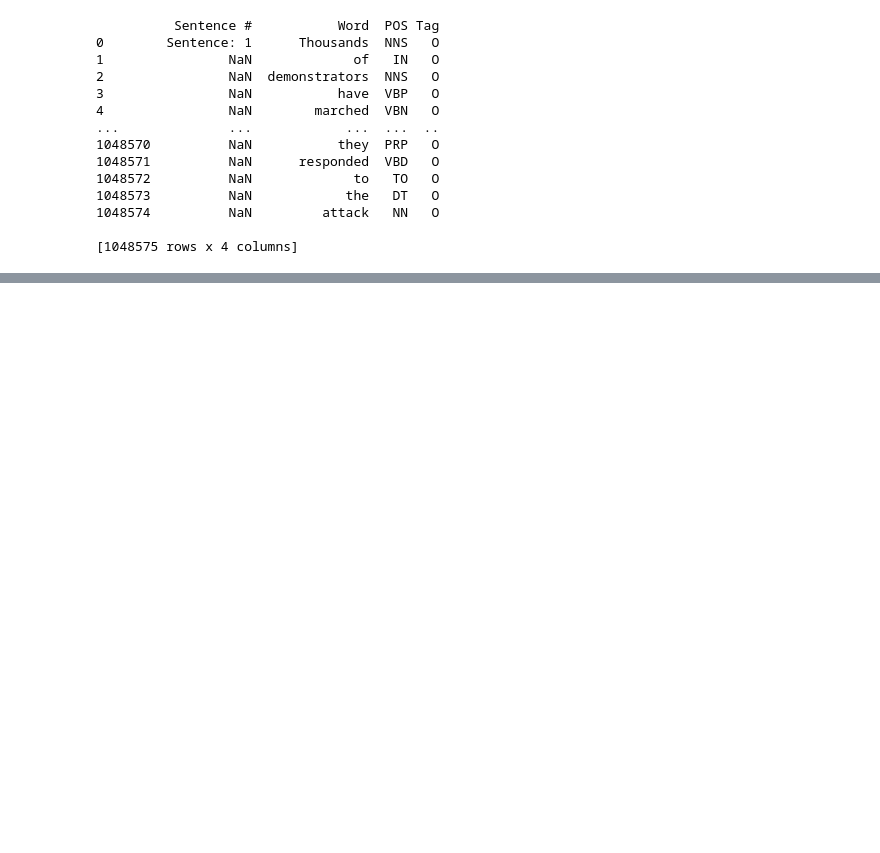
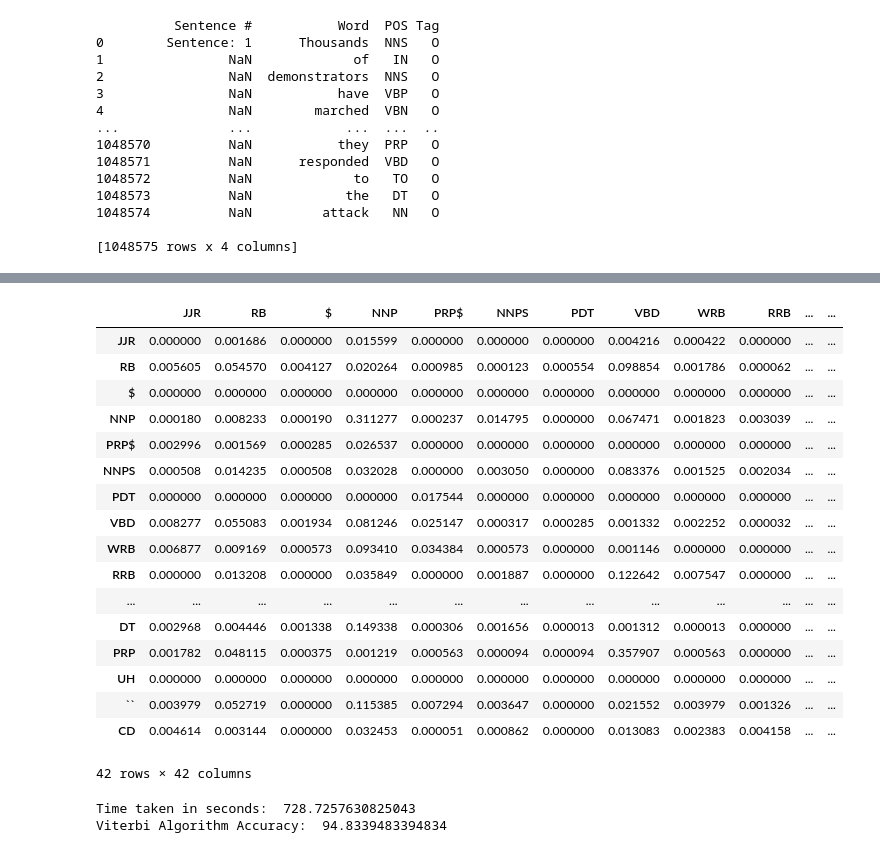
Before and after one commit to HiepDoTrong/NLP, a Jupyter notebook: Lab7_POS_Tagging.ipynb, the cells around one changed output, grey strips where cells are left out. Drawn from its saved outputs; the diff is of its cells as text; code cells hidden in the pictures; blank space fills up the shorter version.

```diff
--- a/Lab7_POS_Tagging.ipynb
+++ b/Lab7_POS_Tagging.ipynb
@@ -61,0 +116,6 @@ len(vocab), len(tags)
+# %%
+# create list of train and test tagged words
+train_tagged_words = [ tup for sent in train_set for tup in sent ]
+test_tagged_words = [ tup for sent in test_set for tup in sent ]
+print(len(train_tagged_words))
+print(len(test_tagged_words))
@@ -61,0 +134,8 @@ len(vocab), len(tags)
+# %%
+#use set datatype to check how many unique tags are present in training data
+tags = {tag for word,tag in train_tagged_words}
+print(len(tags))
+print(tags)
+
+# check total words in vocabulary
+vocab = {word for word,tag in train_tagged_words}
@@ -61,0 +156,22 @@ len(vocab), len(tags)
+# %%
+# compute  Transition Probability
+def t2_given_t1(t2, t1, train_bag):
+    tags = [pair[1] for pair in train_bag]
+    count_t1 = len([t for t in tags if t==t1])
+    count_t2_t1 = 0
+    for index in range(len(tags)-1):
+        if tags[index]==t1 and tags[index+1] == t2:
+            count_t2_t1 += 1
+    return (count_t2_t1, count_t1)
+# %%
+# creating t x t transition matrix of tags, t= no of tags
+# Matrix(i, j) represents P(jth tag after the ith tag)
+
+import numpy as np
+
+tags_matrix = np.zeros((len(tags), len(tags)), dtype='float32')
+for i, t1 in enumerate(list(tags)):
+    for j, t2 in enumerate(list(tags)):
+        tags_matrix[i, j] = t2_given_t1(t2, t1, train_tagged_words)[0]/t2_given_t1(t2, t1, train_tagged_words)[1]
+
+print(tags_matrix)
@@ -61,0 +192,24 @@ len(vocab), len(tags)
+# %%
+# convert the matrix to a df for better readability
+#the table is same as the transition table shown in section 3 of article
+tags_df = pd.DataFrame(tags_matrix, columns = list(tags), index=list(tags))
+display(tags_df)
+# %% [output]
+|  | JJR | RB | $ | NNP | PRP$ | NNPS | PDT | VBD | WRB | RRB | ... | ... |
+| JJR | 0.000000 | 0.001686 | 0.000000 | 0.015599 | 0.000000 | 0.000000 | 0.000000 | 0.004216 | 0.000422 | 0.000000 | ... | ... |
+| RB | 0.005605 | 0.054570 | 0.004127 | 0.020264 | 0.000985 | 0.000123 | 0.000554 | 0.098854 | 0.001786 | 0.000062 | ... | ... |
+| $ | 0.000000 | 0.000000 | 0.000000 | 0.000000 | 0.000000 | 0.000000 | 0.000000 | 0.000000 | 0.000000 | 0.000000 | ... | ... |
+| NNP | 0.000180 | 0.008233 | 0.000190 | 0.311277 | 0.000237 | 0.014795 | 0.000000 | 0.067471 | 0.001823 | 0.003039 | ... | ... |
+| PRP$ | 0.002996 | 0.001569 | 0.000285 | 0.026537 | 0.000000 | 0.000000 | 0.000000 | 0.000000 | 0.000000 | 0.000000 | ... | ... |
+| NNPS | 0.000508 | 0.014235 | 0.000508 | 0.032028 | 0.000000 | 0.003050 | 0.000000 | 0.083376 | 0.001525 | 0.002034 | ... | ... |
+| PDT | 0.000000 | 0.000000 | 0.000000 | 0.000000 | 0.017544 | 0.000000 | 0.000000 | 0.000000 | 0.000000 | 0.000000 | ... | ... |
+| VBD | 0.008277 | 0.055083 | 0.001934 | 0.081246 | 0.025147 | 0.000317 | 0.000285 | 0.001332 | 0.002252 | 0.000032 | ... | ... |
+| WRB | 0.006877 | 0.009169 | 0.000573 | 0.093410 | 0.034384 | 0.000573 | 0.000000 | 0.001146 | 0.000000 | 0.000000 | ... | ... |
+| RRB | 0.000000 | 0.013208 | 0.000000 | 0.035849 | 0.000000 | 0.001887 | 0.000000 | 0.122642 | 0.007547 | 0.000000 | ... | ... |
+| ... | ... | ... | ... | ... | ... | ... | ... | ... | ... | ... | ... | ... |
+| DT | 0.002968 | 0.004446 | 0.001338 | 0.149338 | 0.000306 | 0.001656 | 0.000013 | 0.001312 | 0.000013 | 0.000000 | ... | ... |
+| PRP | 0.001782 | 0.048115 | 0.000375 | 0.001219 | 0.000563 | 0.000094 | 0.000094 | 0.357907 | 0.000563 | 0.000000 | ... | ... |
+| UH | 0.000000 | 0.000000 | 0.000000 | 0.000000 | 0.000000 | 0.000000 | 0.000000 | 0.000000 | 0.000000 | 0.000000 | ... | ... |
+| `` | 0.003979 | 0.052719 | 0.000000 | 0.115385 | 0.007294 | 0.003647 | 0.000000 | 0.021552 | 0.003979 | 0.001326 | ... | ... |
+| CD | 0.004614 | 0.003144 | 0.000000 | 0.032453 | 0.000051 | 0.000862 | 0.000000 | 0.013083 | 0.002383 | 0.004158 | ... | ... |
+42 rows × 42 columns
@@ -61,0 +263,20 @@ len(vocab), len(tags)
+# %%
+#Here We will only test 10 sentences to check the accuracy
+#as testing the whole training set takes huge amount of time
+import time
+
+start = time.time()
+tagged_seq = Viterbi(test_tagged_words, train_tagged_words, tags_df)
+end = time.time()
+difference = end-start
+
+print("Time taken in seconds: ", difference)
+
+# accuracy
+check = [i for i, j in zip(tagged_seq, test_run_base) if i == j]
+
+accuracy = len(check)/len(tagged_seq)
+print('Viterbi Algorithm Accuracy: ',accuracy*100)
+# %% [output]
+Time taken in seconds:  728.7257630825043
+Viterbi Algorithm Accuracy:  94.8339483394834
```
Also changed, not shown: parts of 31 cells of this notebook, 2 other files.
